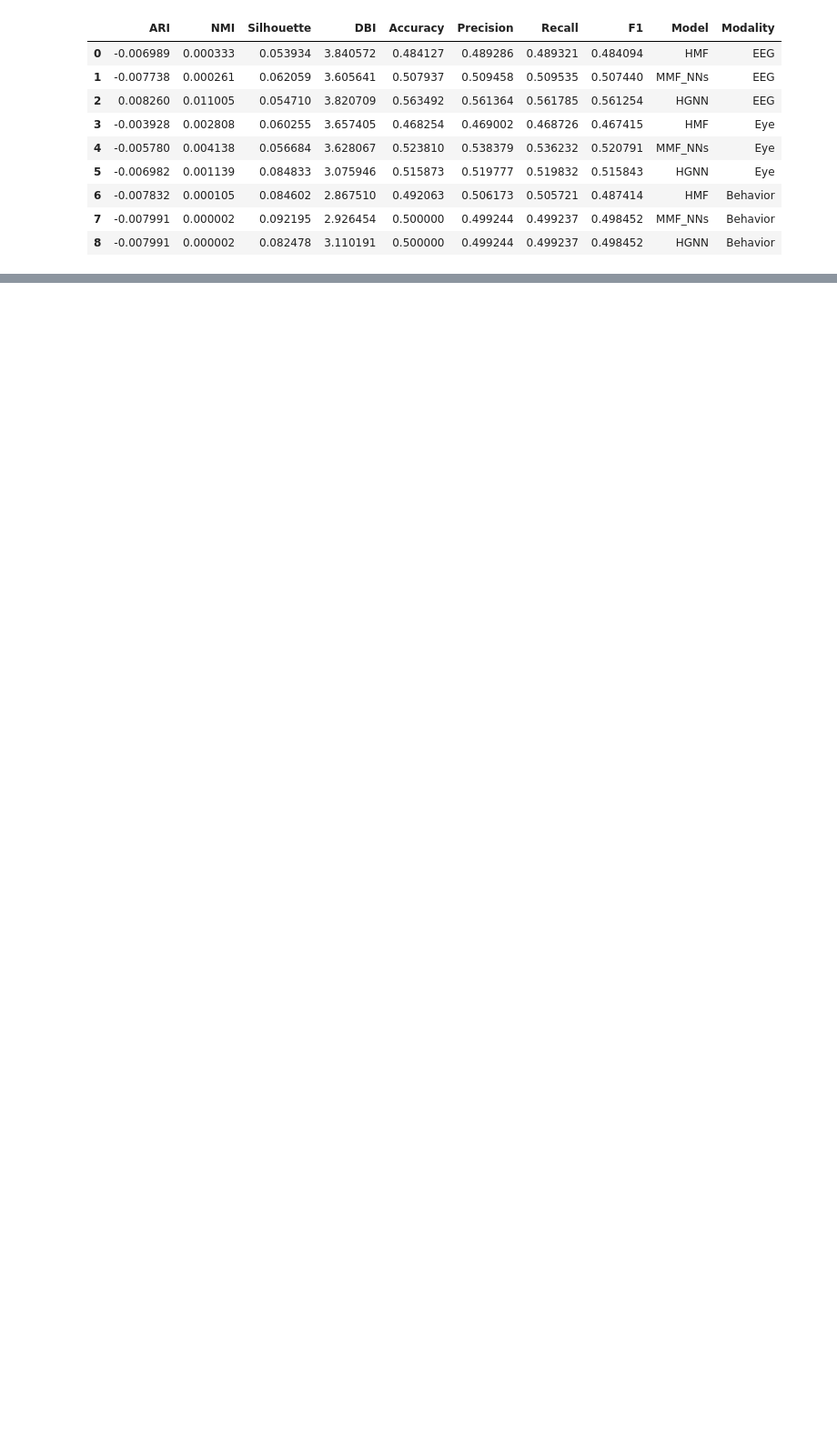
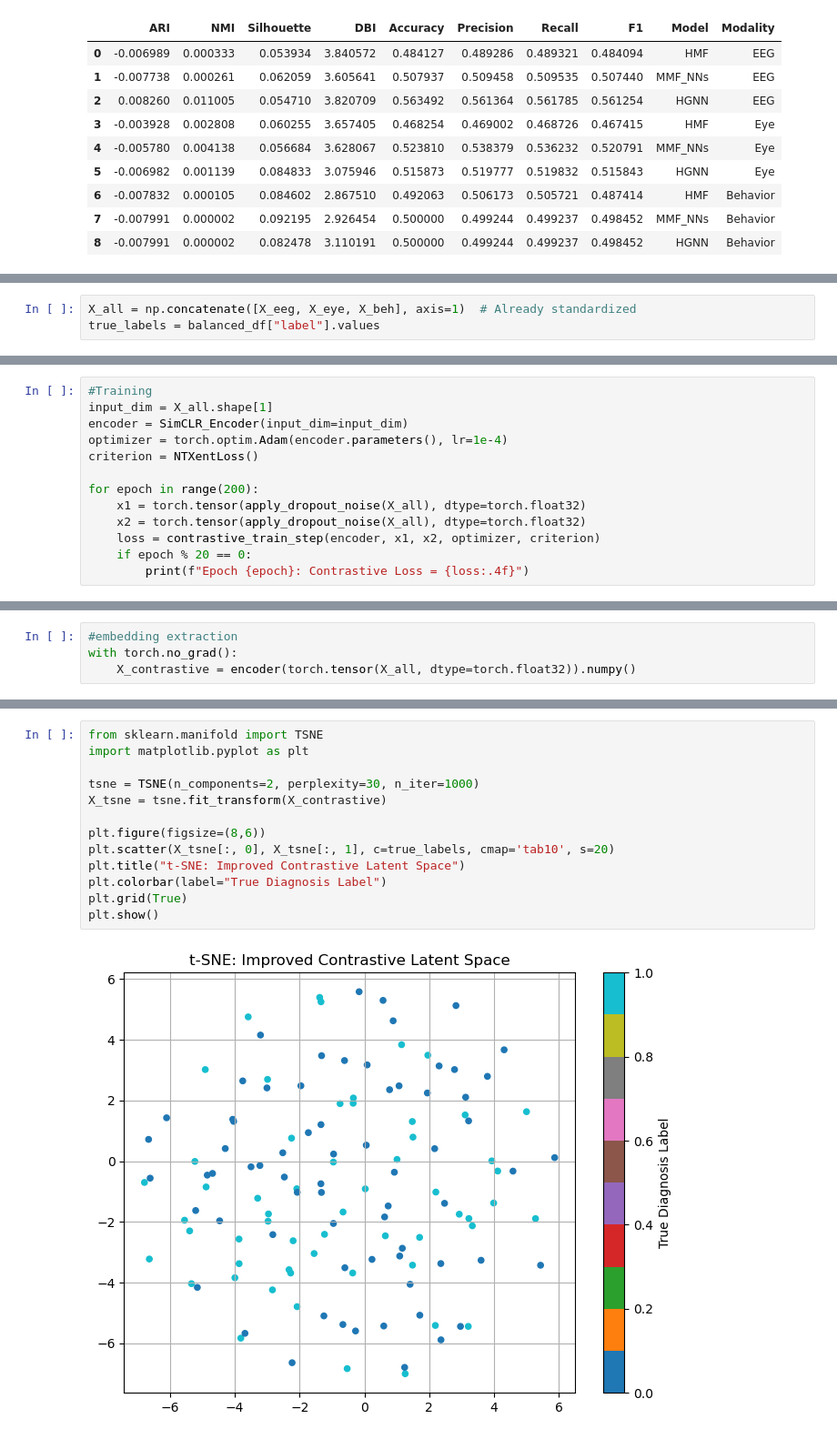
Before and after one commit to AyeshaAnzerBCIT/Multisource, a Jupyter notebook: Fused_Clustering.ipynb, the cells around one changed output, grey strips where cells are left out. Shown at 91% size. Cells and saved outputs as stored; diff of their text form; blank space fills up the shorter version.

```diff
--- a/Fused_Clustering.ipynb
+++ b/Fused_Clustering.ipynb
@@ -2130,0 +2167,3 @@ display(results_df)
+# %%
+X_all = np.concatenate([X_eeg, X_eye, X_beh], axis=1)  # Already standardized
+true_labels = balanced_df["label"].values
@@ -2130,0 +2221,13 @@ display(results_df)
+# %%
+#Training
+input_dim = X_all.shape[1]
+encoder = SimCLR_Encoder(input_dim=input_dim)
+optimizer = torch.optim.Adam(encoder.parameters(), lr=1e-4)
+criterion = NTXentLoss()
+
+for epoch in range(200):
+    x1 = torch.tensor(apply_dropout_noise(X_all), dtype=torch.float32)
+    x2 = torch.tensor(apply_dropout_noise(X_all), dtype=torch.float32)
+    loss = contrastive_train_step(encoder, x1, x2, optimizer, criterion)
+    if epoch % 20 == 0:
+        print(f"Epoch {epoch}: Contrastive Loss = {loss:.4f}")
@@ -2130,0 +2245,4 @@ display(results_df)
+# %%
+#embedding extraction
+with torch.no_grad():
+    X_contrastive = encoder(torch.tensor(X_all, dtype=torch.float32)).numpy()
@@ -2130,0 +2266,15 @@ display(results_df)
+# %%
+from sklearn.manifold import TSNE
+import matplotlib.pyplot as plt
+
+tsne = TSNE(n_components=2, perplexity=30, n_iter=1000)
+X_tsne = tsne.fit_transform(X_contrastive)
+
+plt.figure(figsize=(8,6))
+plt.scatter(X_tsne[:, 0], X_tsne[:, 1], c=true_labels, cmap='tab10', s=20)
+plt.title("t-SNE: Improved Contrastive Latent Space")
+plt.colorbar(label="True Diagnosis Label")
+plt.grid(True)
+plt.show()
+# %% [output]
+[figure, added]
```
Also changed, not shown: parts of 16 cells of this notebook.
